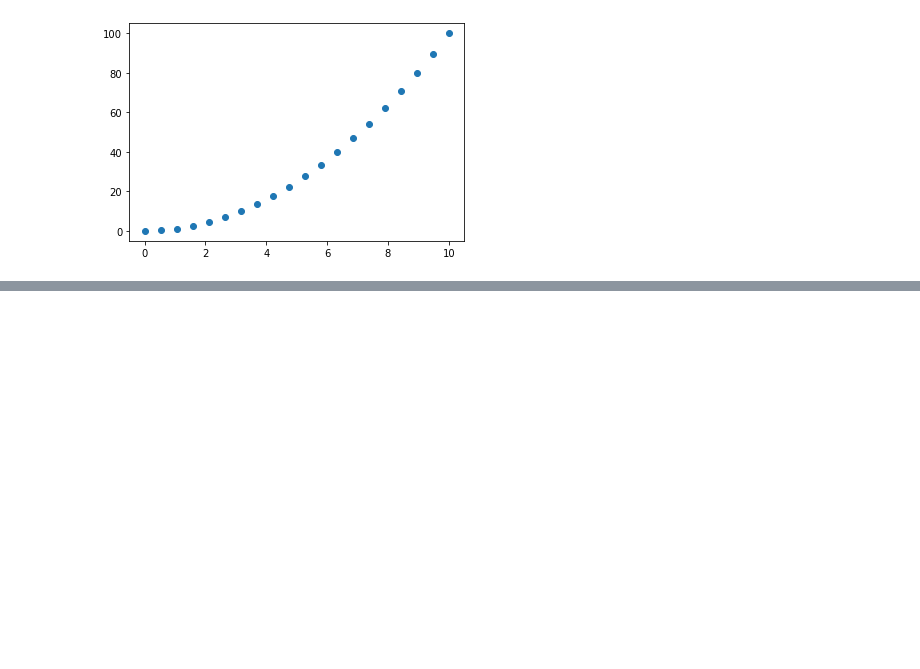
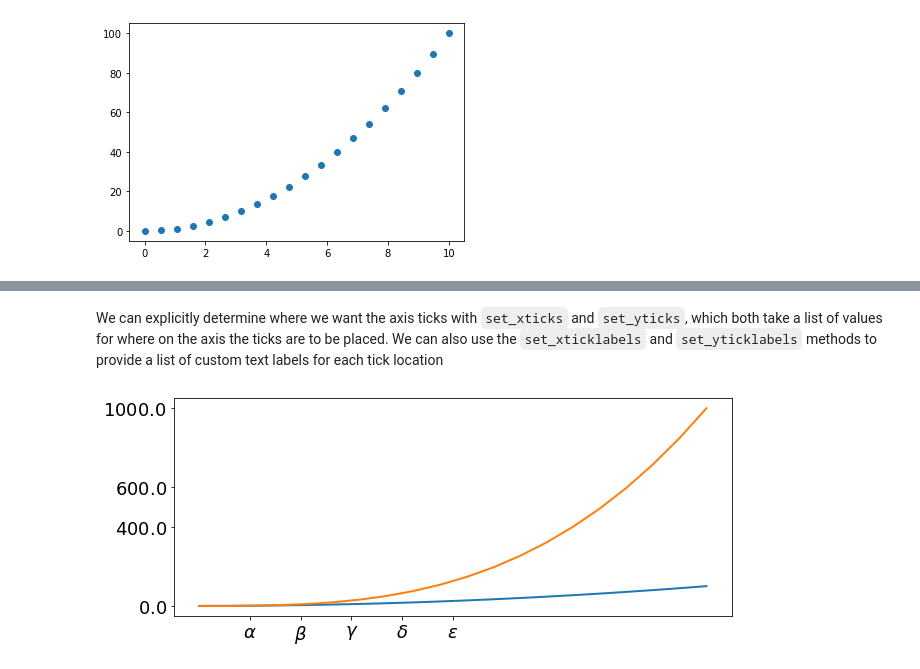
Before and after one commit to Chand0723/Python-Notes, a Jupyter notebook: Plotting/Matplotlib.ipynb, the cells around one changed output, grey strips where cells are left out. Drawn from its saved outputs; the diff is of its cells as text; code cells hidden in the pictures; blank space fills up the shorter version.

```diff
--- a/Plotting/Matplotlib.ipynb
+++ b/Plotting/Matplotlib.ipynb
@@ -222,0 +241,15 @@ plt.boxplot(data,vert=True,patch_artist=True);
+# %% [markdown]
+We can explicitly determine where we want the axis ticks with `set_xticks` and `set_yticks`, which both take a list of values for where on the axis the ticks are to be placed. We can also use the `set_xticklabels` and `set_yticklabels` methods to provide a list of custom text labels for each tick location
+# %%
+fig, ax = plt.subplots(figsize=(10, 4))
+
+ax.plot(x, x**2, x, x**3, lw=2)
+
+ax.set_xticks([1, 2, 3, 4, 5])
+ax.set_xticklabels([r'$\alpha$', r'$\beta$', r'$\gamma$', r'$\delta$', r'$\epsilon$'], fontsize=18)
+
+yticks = [0, 400, 600, 1000]
+ax.set_yticks(yticks)
+ax.set_yticklabels(["$%.1f$" % y for y in yticks], fontsize=18); # use LaTeX formatted labels
+# %% [output]
+[figure, added]
```
Also changed, not shown: parts of 7 cells of this notebook.
